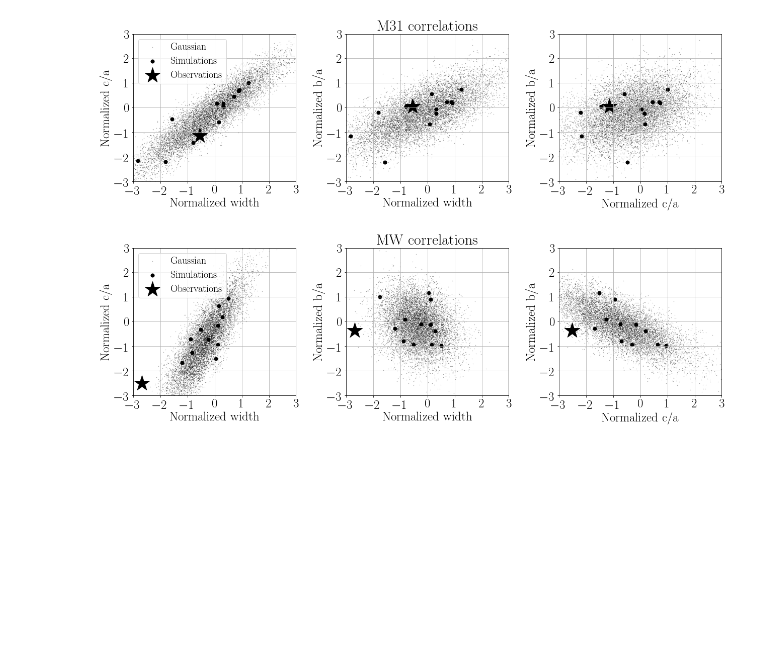
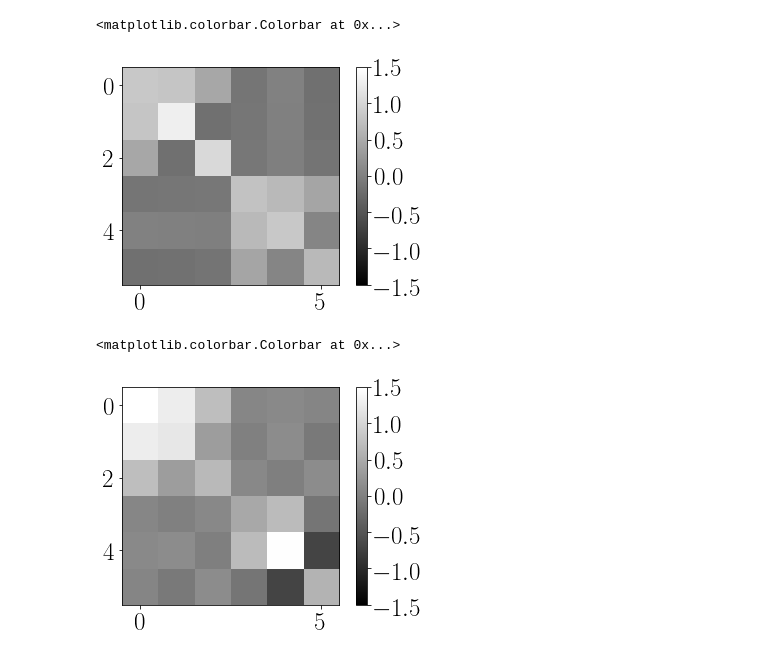
Before and after one commit to astroandes/SatelliteShapeLG, a Jupyter notebook: code/covariances.ipynb, the cells around one changed output. Cells and saved outputs as stored; diff of their text form; code cells hidden in the pictures; blank space fills up the shorter version.

```diff
--- a/code/covariances.ipynb
+++ b/code/covariances.ipynb
@@ -37,7 +37,7 @@ def load_experiment(input_path="../data/mstar_selected_summary/vmax_sorted/", fi
     else:
         n_iter = np.arange(11,16)
 
-    fields = ['width','mu', 'a', 'ba_ratio', 'ca_ratio']
+    fields = ['width','ba_ratio', 'ca_ratio']
     M31_all = {}
     MW_all = {}
     if not full_data:
@@ -133,17 +124,23 @@ M31_obs_vmag_sorted, MW_obs_vmag_sorted = load_experiment(input_path=in_path, fi
 # %%
-fields = ['width', 'ca_ratio', 'ba_ratio']
-n_fields = len(fields)
-data = np.zeros((2*n_fields, len(M31_sim_vmax_sorted['width'])))
-data_obs = np.zeros((2*n_fields, 1))
+def get_covariance_matrix(M31_sim, MW_sim, M31_obs, MW_obs):
+    fields = ['width', 'ca_ratio', 'ba_ratio']
+    n_fields = len(fields)
+    data_sim = np.zeros((2*n_fields, len(M31_sim['width'])))
+    data_obs = np.zeros((2*n_fields, len(M31_obs['width'])))
 
-for i in range(n_fields):
-    field = fields[i]
-    x_sim = (M31_sim_vmax_sorted[field] - M31_sim_vmax_sorted[field+'_random'])/M31_sim_vmax_sorted[field+'_random_sigma']
-    y_sim = (MW_sim_vmax_sorted[field] - MW_sim_vmax_sorted[field+'_random'])/MW_sim_vmax_sorted[field+'_random_sigma']
-    data[i,:] = x_sim[:]
-    data[i+n_fields,:] = y_sim[:]
+    for i in range(n_fields):
+        field = fields[i]
+        x_sim = (M31_sim[field] - M31_sim[field+'_random'])/M31_sim[field+'_random_sigma']
+        y_sim = (MW_sim[field] - MW_sim[field+'_random'])/MW_sim[field+'_random_sigma']
+        data_sim[i,:] = x_sim[:]
+        data_sim[i+n_fields,:] = y_sim[:]
 
-    x_obs = (M31_obs_vmag_sorted[field] - M31_obs_vmag_sorted[field+'_random'])/M31_obs_vmag_sorted[field+'_random_sigma']
-    y_obs = (MW_obs_vmag_sorted[field] - MW_obs_vmag_sorted[field+'_random'])/MW_obs_vmag_sorted[field+'_random_sigma']
-    data_obs[i,:] = x_obs[:]
-    data_obs[i+n_fields,:] = y_obs[:]
+        x_obs = (M31_obs[field] - M31_obs[field+'_random'])/M31_obs[field+'_random_sigma']
+        y_obs = (MW_obs[field] - MW_obs[field+'_random'])/MW_obs[field+'_random_sigma']
+        data_obs[i,:] = x_obs[:]
+        data_obs[i+n_fields,:] = y_obs[:]
+
+    data_cov = np.cov(data_sim)
+    data_mean = np.mean(data_sim, axis=1)
+
+    return {'covariance':data_cov, 'mean':data_mean, 'data_sim': data_sim, 'data_obs': data_obs, 'fields':fields}
@@ -228,8 +146,0 @@ def plot_correlations(offset=0, title='ranked'):
-# %%
-plot_correlations(offset=0)
-# %% [output]
-[figure, removed]
-# %%
-plot_correlations(offset=3)
-# %% [output]
-[figure, removed]
@@ -236 +152,13 @@ plot_correlations(offset=3)
+# %%
+plt.imshow(cov_illustris['covariance'], vmin=-1.5, vmax=1.5, cmap='gray')
+plt.colorbar()
+# %% [output]
+<matplotlib.colorbar.Colorbar at 0x...>
+[figure, added]
+# %%
+plt.imshow(cov_elvis['covariance'], vmin=-1.5, vmax=1.5, cmap='gray')
+plt.colorbar()
+# %% [output]
+<matplotlib.colorbar.Colorbar at 0x...>
+[figure, added]
 # %%
```
Also changed, not shown: parts of 18 cells of this notebook.
